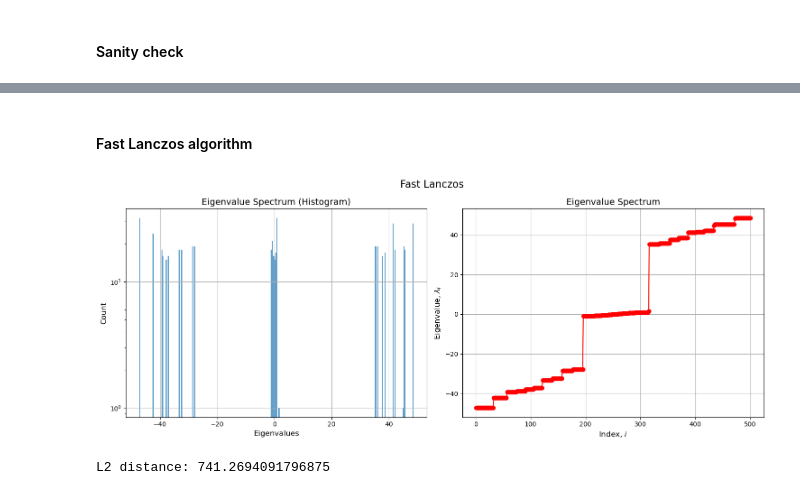
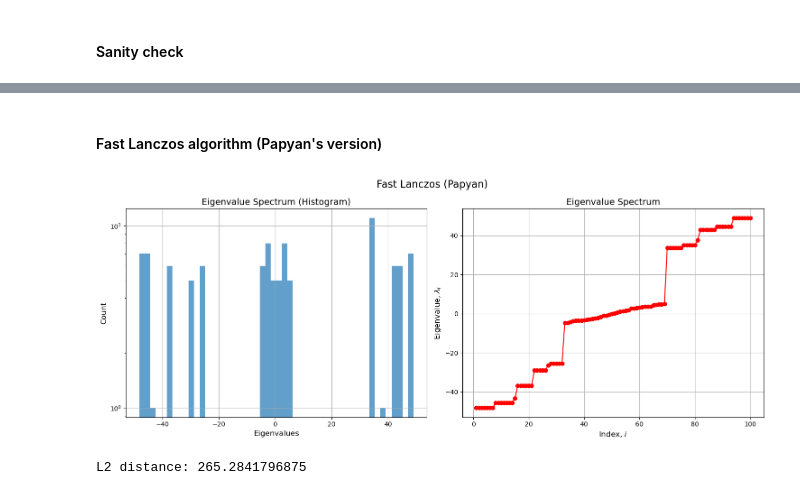
Before and after one commit to ilievanadezhda/spectral-properties-of-NN, a Jupyter notebook: lanczos/experiments.ipynb, the cells around one changed output, grey strips where cells are left out. Drawn from its saved outputs; the diff is of its cells as text; code cells hidden in the pictures.

```diff
--- a/lanczos/experiments.ipynb
+++ b/lanczos/experiments.ipynb
@@ -15,16 +25,21 @@ num_iter = 100 # number of iterations for SLQ
+# %%
+mtx_size = 100
+num_iterations = 20 # number of steps of the Lanczos algorithm to visualize
+num_iterations_SLQ = 50 # number of iterations for SLQ
+seed = 10 # set seed to have the same starting vector v1 (for the Lanczos algorithm) in all expetiments
 # %% [markdown]
 #### Generate eigenvalues
 # %%
-mtx_size = 500
-num_bins = 250 # number of bins for the histograms
+torch.manual_seed(1)
+num_bins = 50 # number of bins for the histograms
 dict_eigenvalues = {
-	'num_around_zero': 250,
-	'around_zero_low': -1,
-	'around_zero_high': 1,
-	'num_pos_extremes': 10,
+	'num_around_zero': 50,
+	'around_zero_low': -5,
+	'around_zero_high': 5,
+	'num_pos_extremes': 5,
 	'pos_low': 25,
 	'pos_high': 50,
-	'num_neg_extremes': 10,
+	'num_neg_extremes': 5,
 	'neg_low': -50,
 	'neg_high': -25
 }
@@ -61,10 +144,10 @@ L2 distance: 1384.859375
 # %% [markdown]
-#### Fast Lanczos algorithm
+#### Fast Lanczos algorithm (Papyan's version)
 # %%
-eigenvalues_fast_lanczos, _ =  mtx.fast_lanczos_papyan(mtx_size)
-plot_spectrum_combined(eigenvalues_fast_lanczos, num_bins=num_bins, title='Fast Lanczos')
+eigenvalues_fast_lanczos_papyan, _, alpha_fast_papyan, beta_fast_papyan =  mtx.fast_lanczos_papyan(mtx_size)
+plot_spectrum_combined(eigenvalues_fast_lanczos_papyan, num_bins=num_bins, title='Fast Lanczos (Papyan)')
 # Calculate the L2 distance
-print(f"L2 distance: {lp_distance(eigenvalues, torch.FloatTensor(eigenvalues_fast_lanczos), 2)}")
+print(f"L2 distance: {lp_distance(eigenvalues, torch.FloatTensor(eigenvalues_fast_lanczos_papyan), 2)}")
 # %% [output]
-[figure, old version]
+[figure, new version]
-L2 distance: 741.2694091796875
+L2 distance: 265.2841796875
```
Also changed, not shown: parts of 39 cells of this notebook, 7 other files.
